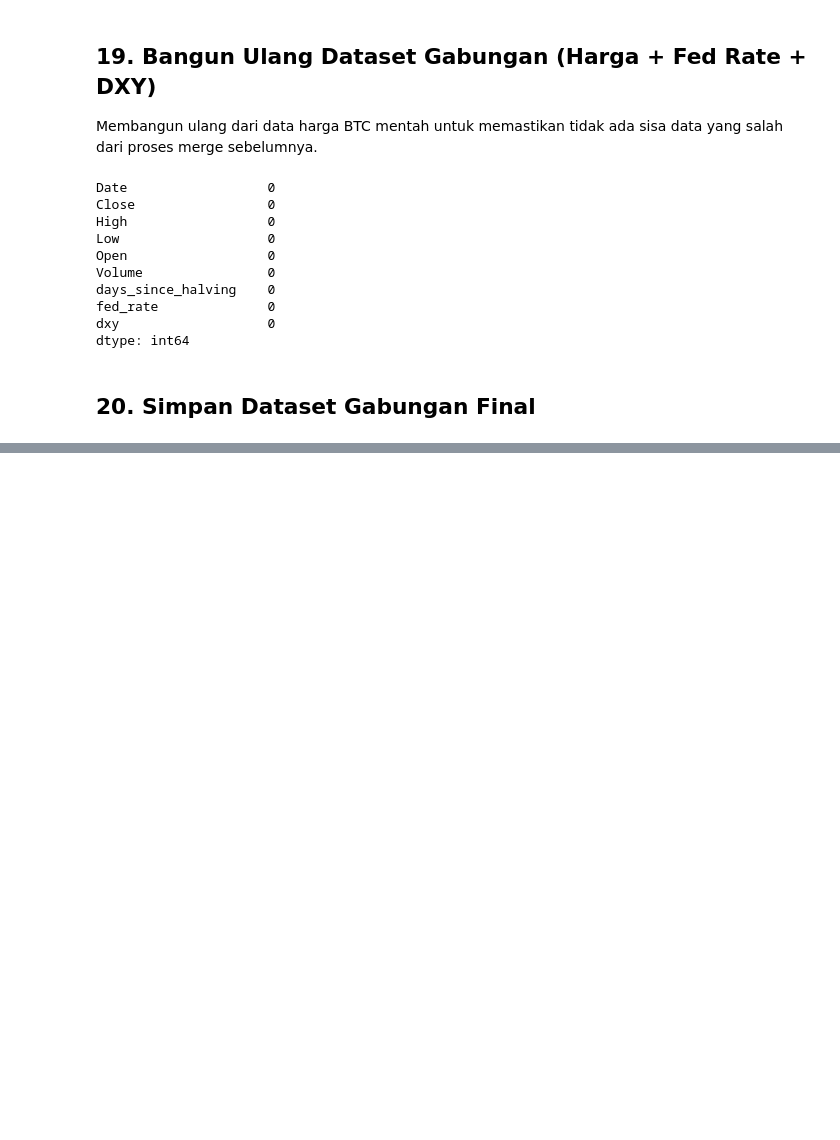
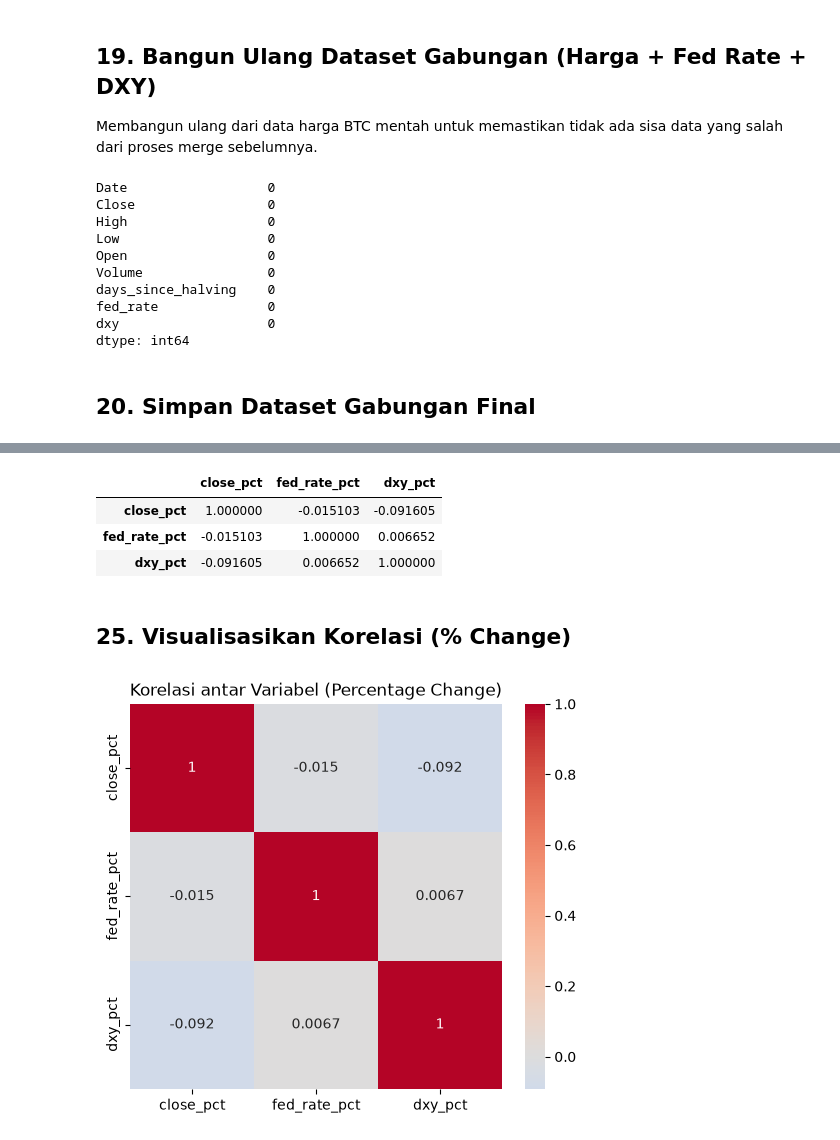
Before and after one commit to Raditxt/btc-market-analysis, a Jupyter notebook: notebooks/eda.ipynb, the cells around one changed output, grey strips where cells are left out. Saved outputs shown, nothing was run; the diff lists cells and outputs as text; code cells hidden in the pictures; blank space fills up the shorter version.

```diff
--- a/notebooks/eda.ipynb
+++ b/notebooks/eda.ipynb
@@ -269,0 +308,20 @@ btc_merged.to_csv("../data/btc_with_macro.csv", index=False)
+# %%
+df_pct = df[["Close", "fed_rate", "dxy"]].pct_change().dropna()
+df_pct.columns = ["close_pct", "fed_rate_pct", "dxy_pct"]
+
+corr_pct = df_pct.corr()
+corr_pct
+# %% [output]
+|  | close_pct | fed_rate_pct | dxy_pct |
+| close_pct | 1.000000 | -0.015103 | -0.091605 |
+| fed_rate_pct | -0.015103 | 1.000000 | 0.006652 |
+| dxy_pct | -0.091605 | 0.006652 | 1.000000 |
+# %% [markdown]
+## 25. Visualisasikan Korelasi (% Change)
+# %%
+plt.figure(figsize=(6, 5))
+sns.heatmap(corr_pct, annot=True, cmap="coolwarm", center=0)
+plt.title("Korelasi antar Variabel (Percentage Change)")
+plt.show()
+# %% [output]
+[figure, added]
```
Also changed, not shown: parts of 10 cells of this notebook.
